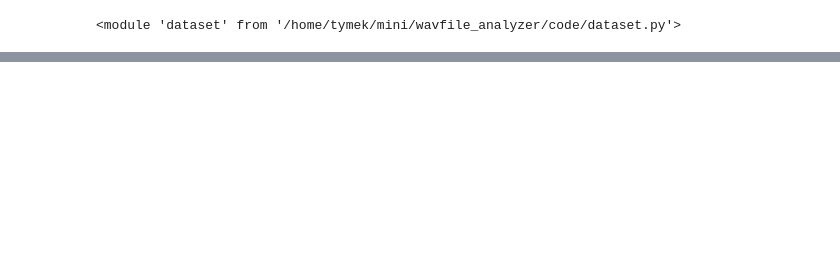
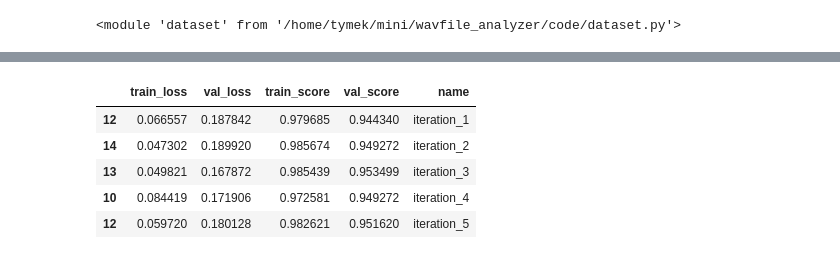
Before and after one commit to tymsoncyferki/WavFileAnalyzer, a Jupyter notebook: code/test_training.ipynb, the cells around one changed output, grey strips where cells are left out. Saved outputs shown, nothing was run; the diff lists cells and outputs as text; code cells hidden in the pictures; blank space fills up the shorter version.

Commit message:
final experiments

```diff
--- a/code/test_training.ipynb
+++ b/code/test_training.ipynb
@@ -12,7 +12,8 @@ from config import Config
 
 from torch import optim
 # %%
-train_loader, val_loader, class_map = load_dataset(train_fraction=0.5)
+train_loader, val_loader, class_map = load_dataset(train_fraction=1)
+# batch shape: torch.Size([64, 99, 13])
 # %%
 cnn = CNN(input_fdim=13, input_tdim=99)
 # %%
@@ -27,4 +21,4 @@ torch.Size([64, 99, 13])
 # %%
-results_cnn, model_cnn = train(cnn, train_loader, val_loader, optimizer=optimizer, epochs=10)
+results_cnn, model_cnn = train(cnn, train_loader, val_loader, optimizer=optimizer, epochs=20, patience=5)
 # %% [output]
 Device: cuda
@@ -40,0 +107,45 @@ Epoch [10/10], Train Loss: 0.1739, Val Loss: 0.2625, Train score: 0.95, Val scor
+# %%
+import pandas as pd
+
+def load_results(results_raw, name='mfcc'):
+    """ loads results """
+    results = {}
+    ex_results = []
+    for i, result in enumerate(results_raw):
+        data_i = pd.DataFrame(result)
+        ex_results.append((data_i, f"iteration_{i+1}"))
+    results[name] = ex_results
+    return results
+
+def get_best_iteration(data):
+    """ returns row with best validation score """
+    return data.loc[data['val_score'].idxmax()]
+
+def get_experiment_results(exp_results):
+    """
+    calculates means of best scores from conducted experiments
+
+    Returns:
+        tuple[pd.Series, pd.Series]: mean, std
+    """
+    agg_results = pd.DataFrame()
+    for res, name in exp_results:
+        best = get_best_iteration(res).to_frame().T
+        best['name'] = name
+        if agg_results.empty:
+            agg_results = best.copy()
+        else:
+            agg_results = pd.concat([agg_results, best])
+    return agg_results
+# %%
+r = load_results(results)
+# %%
+best = get_experiment_results(r['mfcc'])
+best
+# %% [output]
+|  | train_loss | val_loss | train_score | val_score | name |
+| 12 | 0.066557 | 0.187842 | 0.979685 | 0.944340 | iteration_1 |
+| 14 | 0.047302 | 0.189920 | 0.985674 | 0.949272 | iteration_2 |
+| 13 | 0.049821 | 0.167872 | 0.985439 | 0.953499 | iteration_3 |
+| 10 | 0.084419 | 0.171906 | 0.972581 | 0.949272 | iteration_4 |
+| 12 | 0.059720 | 0.180128 | 0.982621 | 0.951620 | iteration_5 |
```
Also changed, not shown: parts of 8 cells of this notebook, 4 other files.
